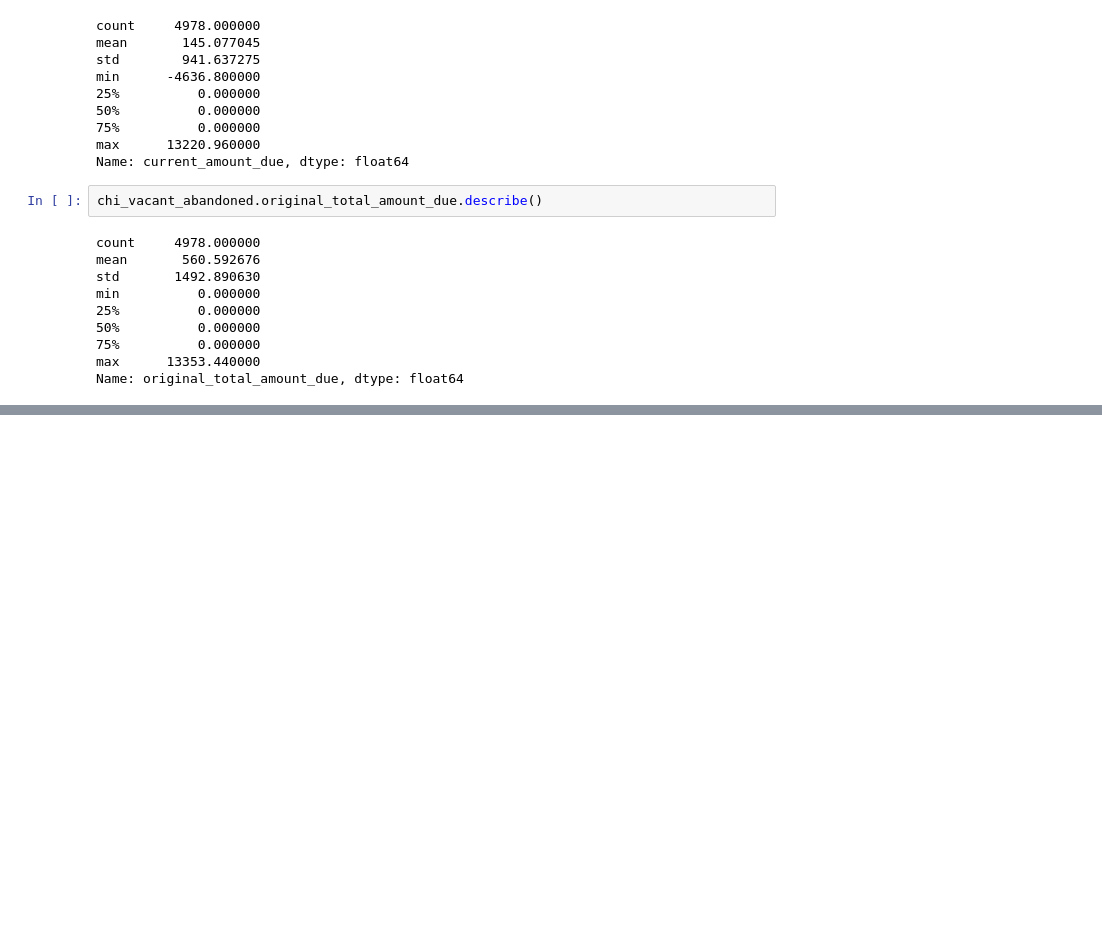
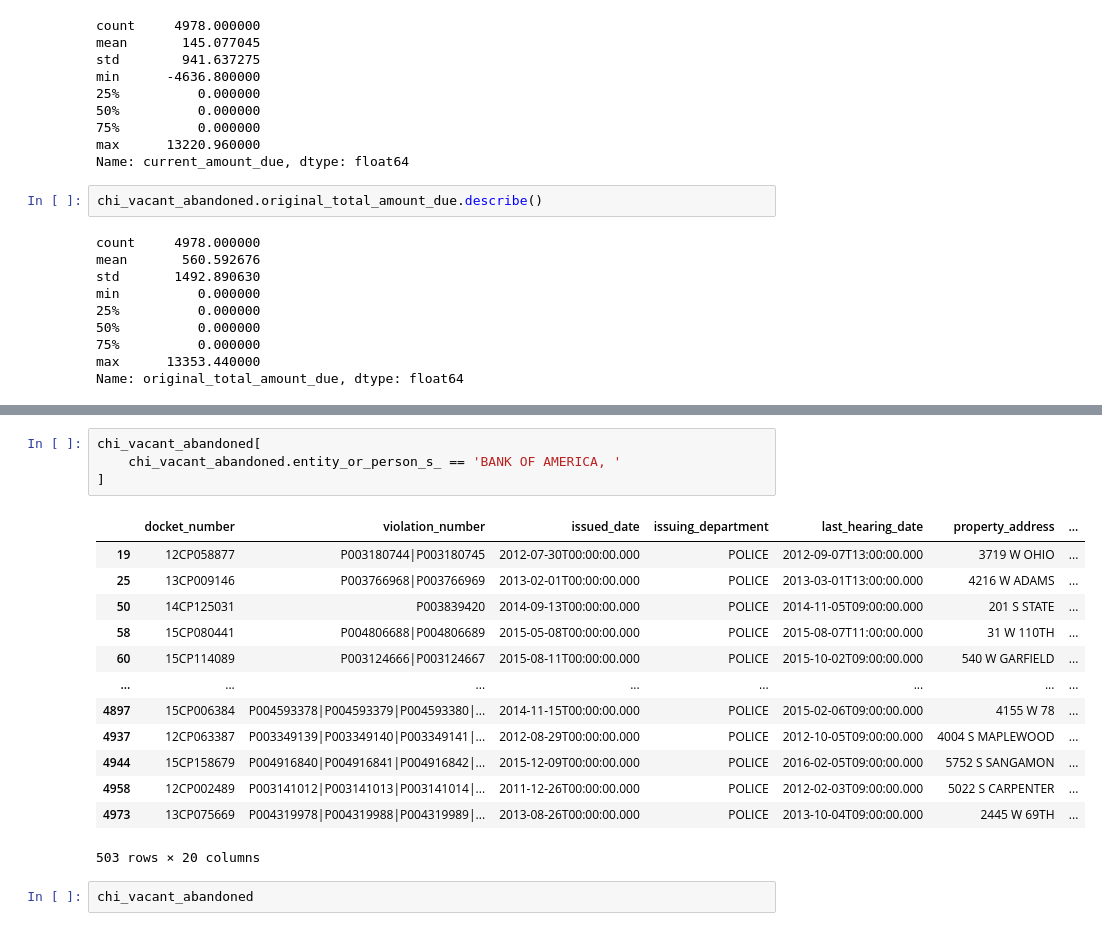
Before and after one commit to jack-jacobs/jpjacobs_final, a Jupyter notebook: EDA.ipynb, the cells around one changed output, grey strips where cells are left out. Cells and saved outputs as stored; diff of their text form; blank space fills up the shorter version.

```diff
--- a/EDA.ipynb
+++ b/EDA.ipynb
@@ -222,0 +223,20 @@ chi_vacant_abandoned[[
+# %%
+chi_vacant_abandoned[
+    chi_vacant_abandoned.entity_or_person_s_ == 'BANK OF AMERICA, '
+]
+# %% [output]
+|  | docket_number | violation_number | issued_date | issuing_department | last_hearing_date | property_address | ... |
+| 19 | 12CP058877 | P003180744|P003180745 | 2012-07-30T00:00:00.000 | POLICE | 2012-09-07T13:00:00.000 | 3719 W OHIO | ... |
+| 25 | 13CP009146 | P003766968|P003766969 | 2013-02-01T00:00:00.000 | POLICE | 2013-03-01T13:00:00.000 | 4216 W ADAMS | ... |
+| 50 | 14CP125031 | P003839420 | 2014-09-13T00:00:00.000 | POLICE | 2014-11-05T09:00:00.000 | 201 S STATE | ... |
+| 58 | 15CP080441 | P004806688|P004806689 | 2015-05-08T00:00:00.000 | POLICE | 2015-08-07T11:00:00.000 | 31 W 110TH | ... |
+| 60 | 15CP114089 | P003124666|P003124667 | 2015-08-11T00:00:00.000 | POLICE | 2015-10-02T09:00:00.000 | 540 W GARFIELD | ... |
+| ... | ... | ... | ... | ... | ... | ... | ... |
+| 4897 | 15CP006384 | P004593378|P004593379|P004593380|... | 2014-11-15T00:00:00.000 | POLICE | 2015-02-06T09:00:00.000 | 4155 W 78 | ... |
+| 4937 | 12CP063387 | P003349139|P003349140|P003349141|... | 2012-08-29T00:00:00.000 | POLICE | 2012-10-05T09:00:00.000 | 4004 S MAPLEWOOD | ... |
+| 4944 | 15CP158679 | P004916840|P004916841|P004916842|... | 2015-12-09T00:00:00.000 | POLICE | 2016-02-05T09:00:00.000 | 5752 S SANGAMON | ... |
+| 4958 | 12CP002489 | P003141012|P003141013|P003141014|... | 2011-12-26T00:00:00.000 | POLICE | 2012-02-03T09:00:00.000 | 5022 S CARPENTER | ... |
+| 4973 | 13CP075669 | P004319978|P004319988|P004319989|... | 2013-08-26T00:00:00.000 | POLICE | 2013-10-04T09:00:00.000 | 2445 W 69TH | ... |
+503 rows × 20 columns
+# %%
+chi_vacant_abandoned
```
Also changed, not shown: parts of 6 cells of this notebook, 1 other file.
